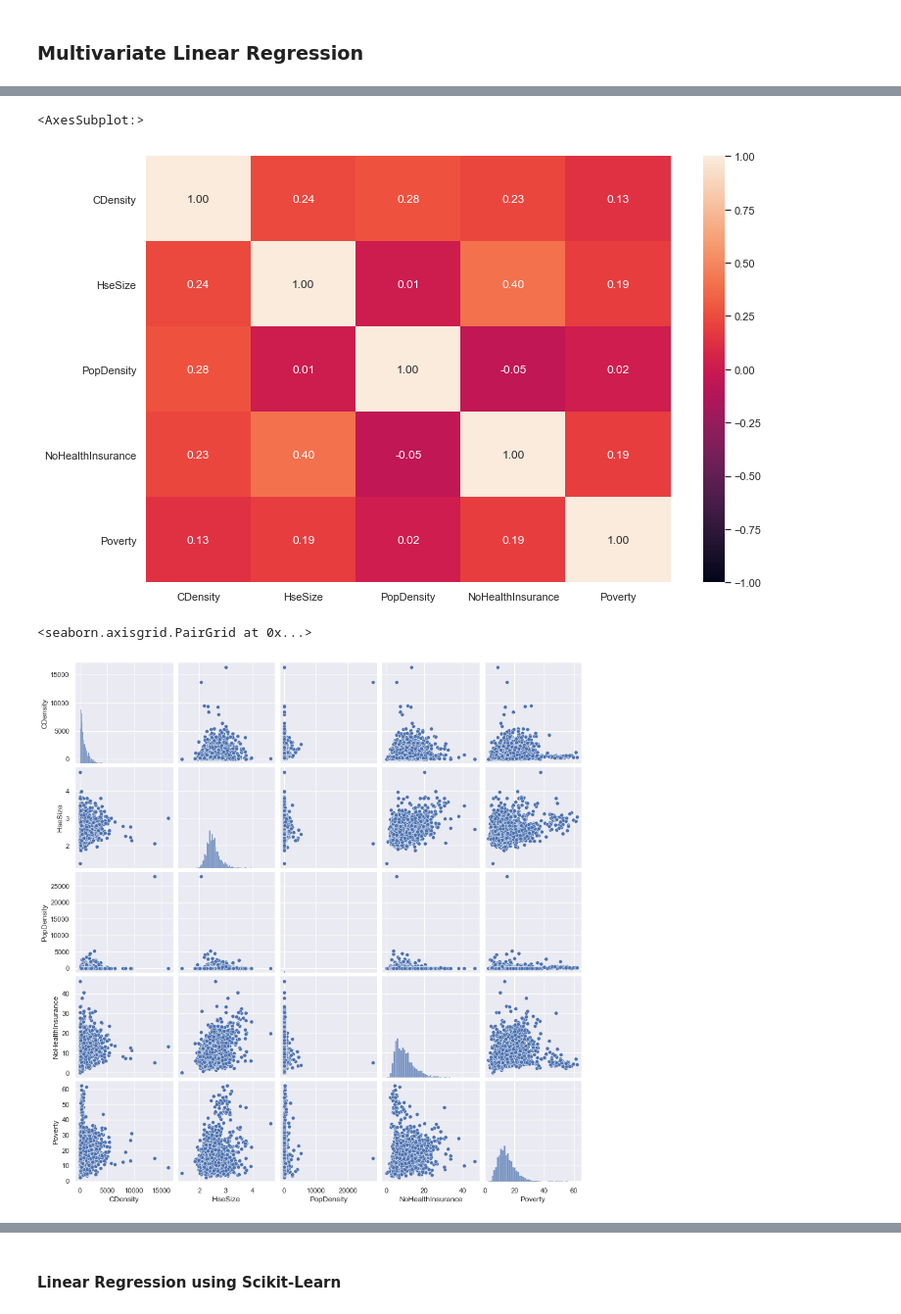
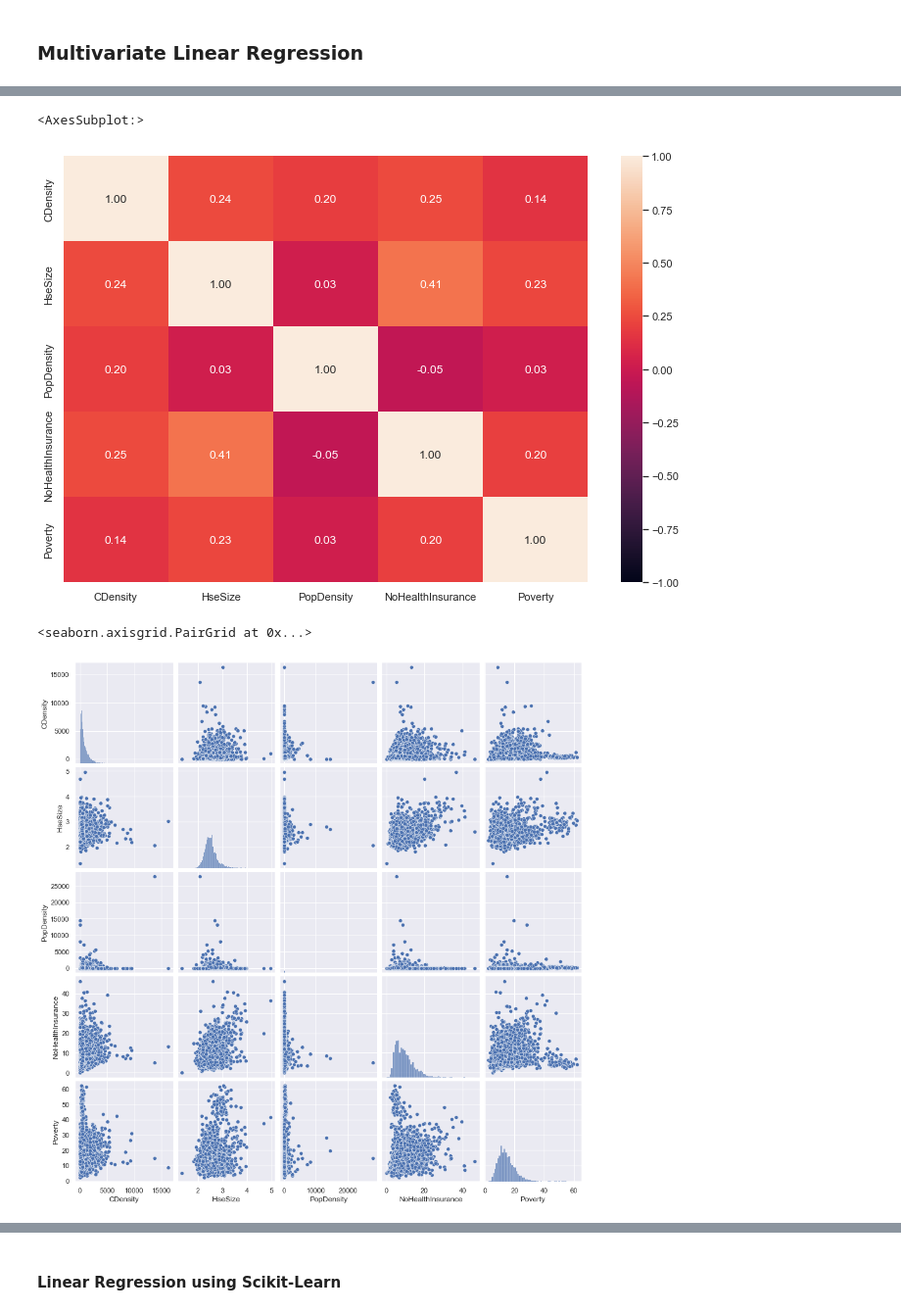
Before and after one commit to FreedomXV/SC1015-Mini-Project, a Jupyter notebook: Multivariate Analysis of Case Incidence/Multivariate Analysis.ipynb, the cells around one changed output, grey strips where cells are left out. Shown at 98% size. Saved outputs shown, nothing was run; the diff lists cells and outputs as text; code cells hidden in the pictures.

```diff
--- a/Multivariate Analysis of Case Incidence/Multivariate Analysis.ipynb
+++ b/Multivariate Analysis of Case Incidence/Multivariate Analysis.ipynb
@@ -117,15 +104,15 @@ for var in X_train:
 # %%
 # Correlation between Response and the Predictors
-trainDF = pd.concat([y_train, X_train], axis = 1).reindex(y_train.index)
+trainDF = pd.concat([y, X], axis = 1).reindex(y.index)
 
 f = plt.figure(figsize=(12, 8))
 sb.heatmap(trainDF.corr(), vmin = -1, vmax = 1, annot = True, fmt = ".2f")
 # %% [output]
 <AxesSubplot:>
-[figure, old version]
+[figure, new version]
 # %%
 # Relationship between Response and the Predictors
 sb.pairplot(data = trainDF)
 # %% [output]
 <seaborn.axisgrid.PairGrid at 0x...>
-[figure, old version]
+[figure, new version]
```
Also changed, not shown: parts of 27 cells of this notebook.
